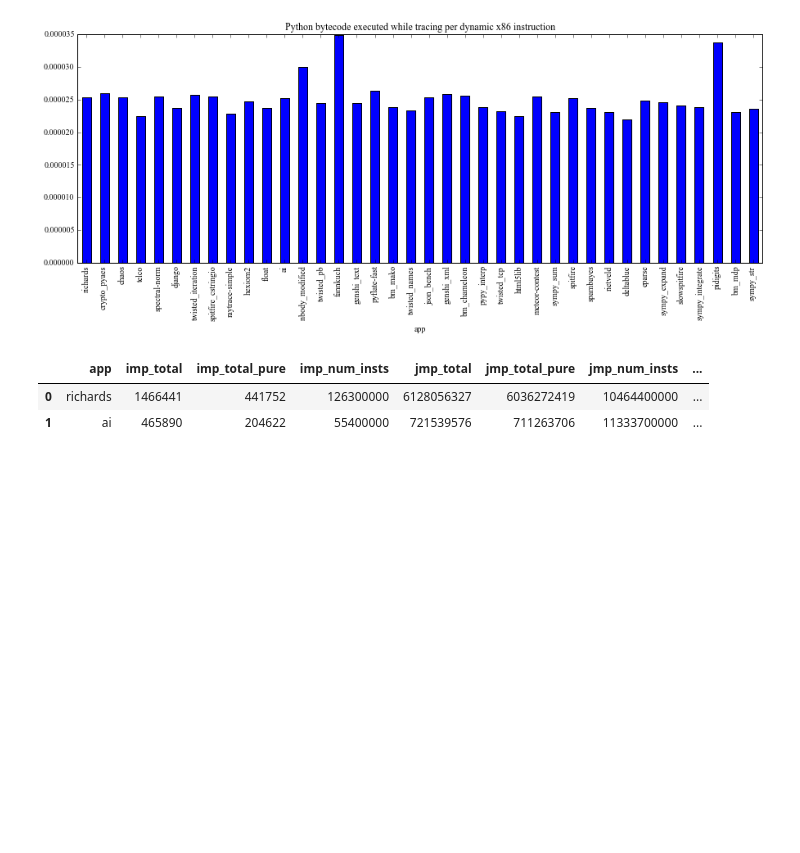
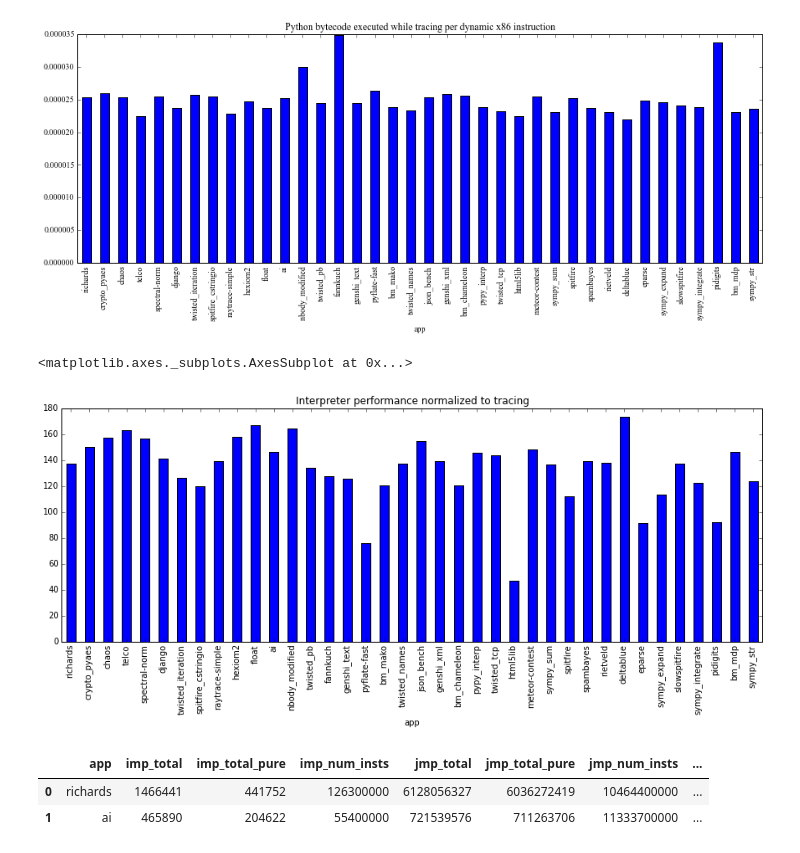
Before and after one commit to cornell-brg/metatracing-workload-characterization, a Jupyter notebook: ipython-notebooks/iiswc_scratch.ipynb, the cells around one changed output. Cells and saved outputs as stored; diff of their text form; code cells hidden in the pictures; blank space fills up the shorter version.

Commit message:
Add tracing/interp ratio

```diff
--- a/ipython-notebooks/iiswc_scratch.ipynb
+++ b/ipython-notebooks/iiswc_scratch.ipynb
@@ -1275,5 +1271,3 @@ cpy breakeven point:  4048650000.0
 nojit breakeven point:  499950000.0 sympy_str vs_cpy 0.717014818709 pypy_jit 12057850000.0 41754480.1199 cpy 8645657131.78 482.953227077
 cpy breakeven point doesn't exist nojit breakeven point:  520250000.0
 [figure]
-# %%
-activity_df = pd.read_csv( activity_dir + "ai.activity" )
@@ -1375,6 +1355,7 @@ richards crypto_pyaes chaos telco spectral-norm django twisted_iteration spitfir
 mp_df["imp_bc_per_inst"] = mp_df["imp_total_pure"] / mp_df["imp_num_insts"]
 mp_df["jmp_bc_per_inst"] = mp_df["jmp_total_pure"] / mp_df["jmp_num_insts"]
 mp_df["tmp_bc_per_inst"] = mp_df["tmp_total_pure"] / mp_df["tmp_num_insts"]
+mp_df["imp_tmp_bc_ratio"] = mp_df["imp_bc_per_inst"] / mp_df["tmp_bc_per_inst"]
 # %%
 mp_df.plot(kind="bar", x="app", y="imp_bc_per_inst", legend=None, figsize=(15,5),  title="Python bytecode executed on the interpreter per dynamic x86 instruction")
 # %% [output]
@@ -1390,6 +1371,11 @@ mp_df.plot(kind="bar", x="app", y="tmp_bc_per_inst", legend=None, figsize=(15,5)
 # %% [output]
 <matplotlib.axes._subplots.AxesSubplot at 0x...>
 [figure]
+# %%
+mp_df.plot(kind="bar", x="app", y="imp_tmp_bc_ratio", legend=None, figsize=(15,5),  title="Interpreter performance normalized to tracing")
+# %% [output]
+<matplotlib.axes._subplots.AxesSubplot at 0x...>
+[figure, added]
 # %%
 mp_df
 # %% [output]
```
Also changed, not shown: parts of 3 cells of this notebook.
